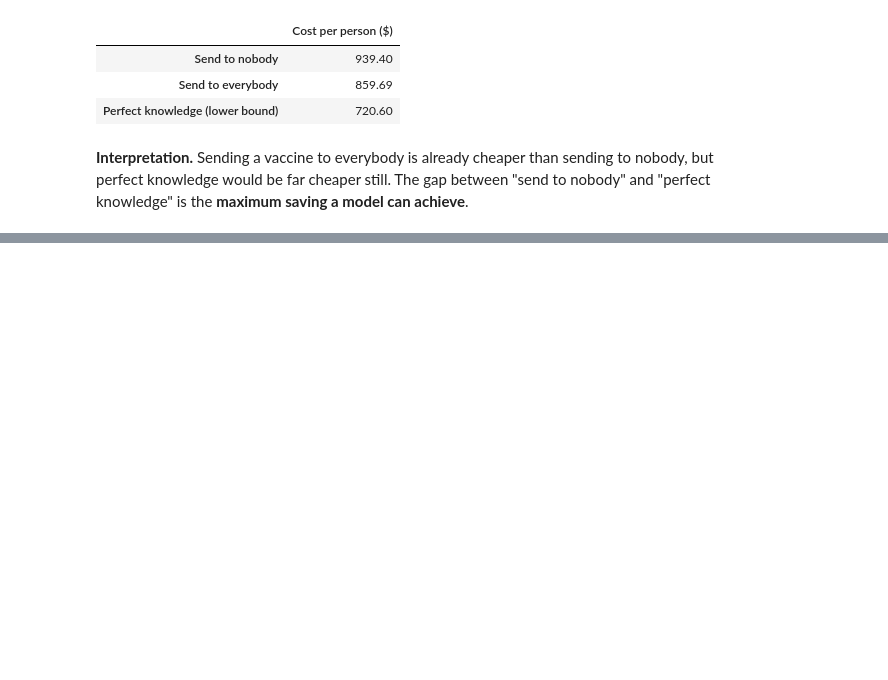
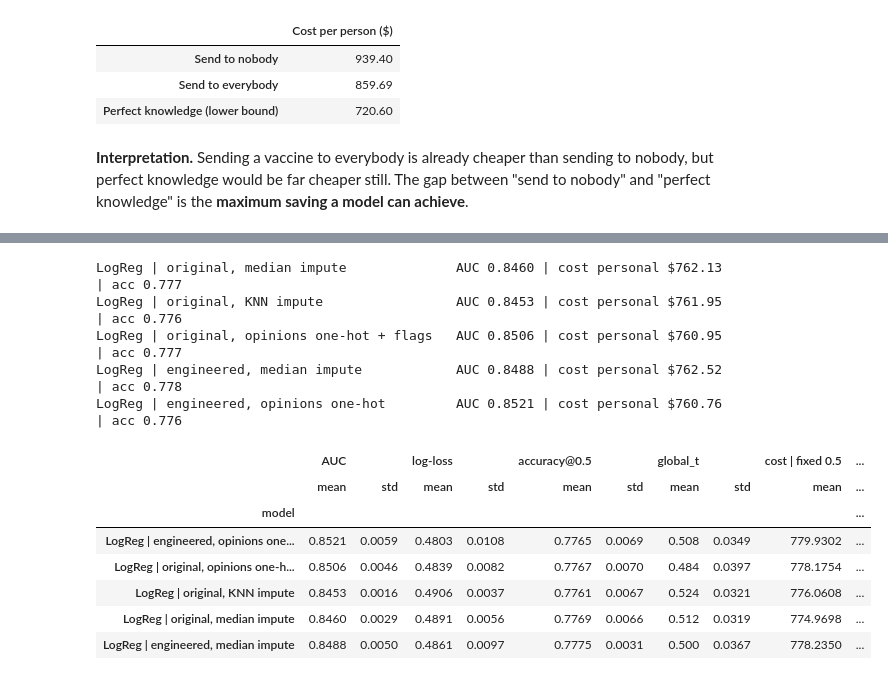
Before and after one commit to UH-RMDS-DataChallenge-2026/data-science-challenge, a Jupyter notebook: Data_Science_Challenge.ipynb, the cells around one changed output, grey strips where cells are left out. Drawn from its saved outputs; the diff is of its cells as text; code cells hidden in the pictures; blank space fills up the shorter version.

```diff
--- a/Data_Science_Challenge.ipynb
+++ b/Data_Science_Challenge.ipynb
@@ -426,0 +524,32 @@ display(pd.Series(baselines).round(2).to_frame("Cost per person ($)"))
+# %%
+# Pre-processing experiments with Logistic Regression (fast, and sensitive to pre-processing choices)
+def logreg(X, **prep_kwargs):
+    """Logistic Regression pipeline with configurable pre-processing."""
+    return Pipeline([("prep", make_preprocessor(X, **prep_kwargs)),
+                     ("clf", LogisticRegression(max_iter=3000, random_state=RANDOM_STATE))])
+
+experiments = {
+    "LogReg | original, median impute":             (dict(X=X_raw), X_raw),
+    "LogReg | original, KNN impute":                (dict(X=X_raw, num_imputer="knn"), X_raw),
+    "LogReg | original, opinions one-hot + flags":  (dict(X=X_raw, onehot_opinions=True, missing_indicator=True), X_raw),
+    "LogReg | engineered, median impute":           (dict(X=X_eng), X_eng),
+    "LogReg | engineered, opinions one-hot":        (dict(X=X_eng, onehot_opinions=True), X_eng),
+}
+for name, (kwargs, X) in experiments.items():
+    evaluate(name, logreg(**kwargs), X)
+
+display(summary_table(list(experiments)))
+# %% [output]
+LogReg | original, median impute              AUC 0.8460 | cost personal $762.13 | acc 0.777
+LogReg | original, KNN impute                 AUC 0.8453 | cost personal $761.95 | acc 0.776
+LogReg | original, opinions one-hot + flags   AUC 0.8506 | cost personal $760.95 | acc 0.777
+LogReg | engineered, median impute            AUC 0.8488 | cost personal $762.52 | acc 0.778
+LogReg | engineered, opinions one-hot         AUC 0.8521 | cost personal $760.76 | acc 0.776
+|  | AUC |  | log-loss |  | accuracy@0.5 |  | global_t |  | cost | fixed 0.5 | ... |
+|  | mean | std | mean | std | mean | std | mean | std | mean | ... |
+| model |  |  |  |  |  |  |  |  |  | ... |
+| LogReg | engineered, opinions one... | 0.8521 | 0.0059 | 0.4803 | 0.0108 | 0.7765 | 0.0069 | 0.508 | 0.0349 | 779.9302 | ... |
+| LogReg | original, opinions one-h... | 0.8506 | 0.0046 | 0.4839 | 0.0082 | 0.7767 | 0.0070 | 0.484 | 0.0397 | 778.1754 | ... |
+| LogReg | original, KNN impute | 0.8453 | 0.0016 | 0.4906 | 0.0037 | 0.7761 | 0.0067 | 0.524 | 0.0321 | 776.0608 | ... |
+| LogReg | original, median impute | 0.8460 | 0.0029 | 0.4891 | 0.0056 | 0.7769 | 0.0066 | 0.512 | 0.0319 | 774.9698 | ... |
+| LogReg | engineered, median impute | 0.8488 | 0.0050 | 0.4861 | 0.0097 | 0.7775 | 0.0031 | 0.500 | 0.0367 | 778.2350 | ... |
```
Also changed, not shown: parts of 5 cells of this notebook.
